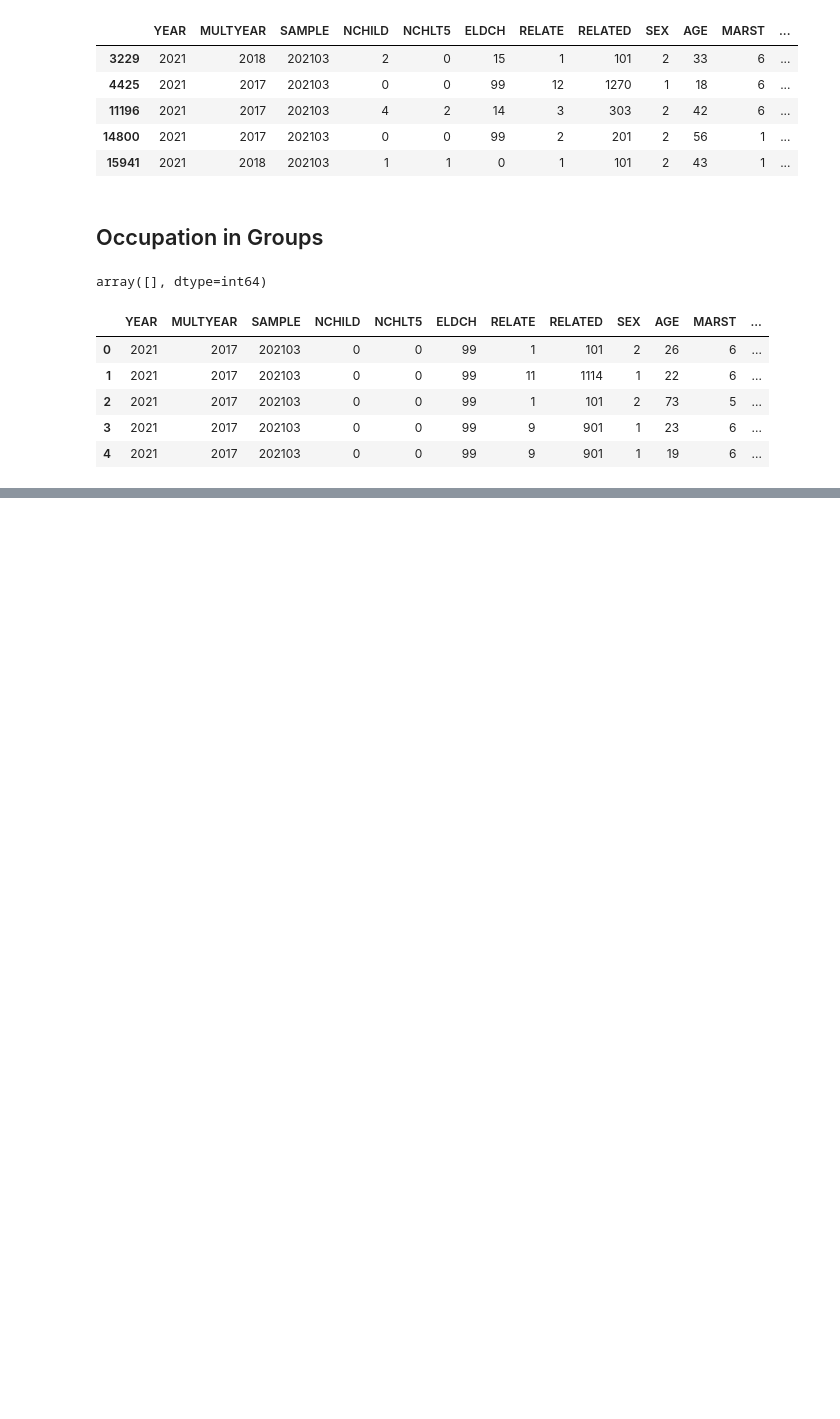
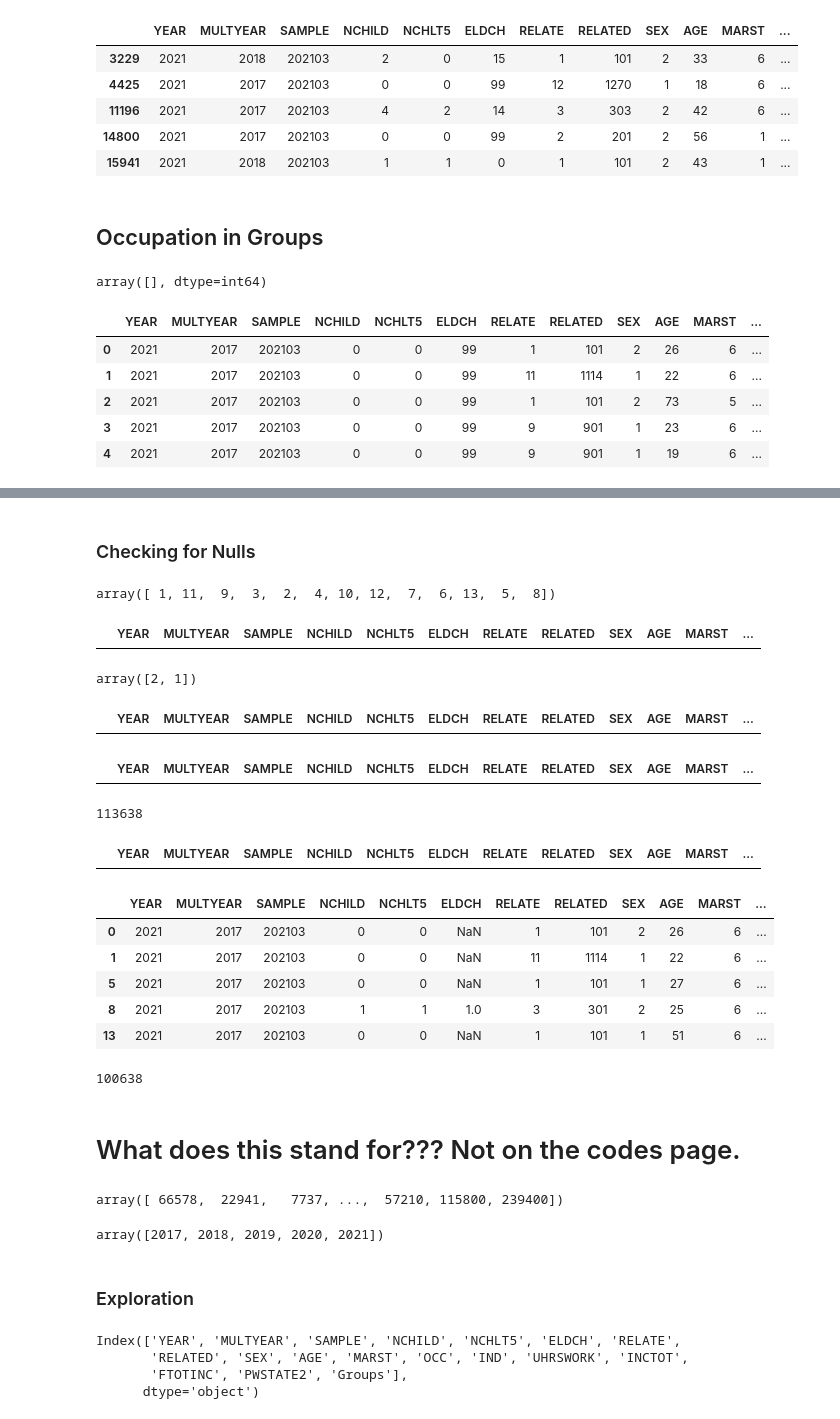
Before and after one commit to zoeludena/dsc106, a Jupyter notebook: Project 3.ipynb, the cells around one changed output, grey strips where cells are left out. Saved outputs shown, nothing was run; the diff lists cells and outputs as text; code cells hidden in the pictures; blank space fills up the shorter version.

```diff
--- a/Project 3.ipynb
+++ b/Project 3.ipynb
@@ -153,0 +136,2 @@ df.groupby("Groups").count()
+# %% [markdown]
+### Checking for Nulls
@@ -153,0 +140,43 @@ df.groupby("Groups").count()
+# %%
+df['RELATE'].unique() #none missing
+# %% [output]
+array([ 1, 11,  9,  3,  2,  4, 10, 12,  7,  6, 13,  5,  8])
+# %%
+df[df['RELATED'] >= 9996] #None: unclassifiable, unknown, illegal, or missing
+# %% [output]
+|  | YEAR | MULTYEAR | SAMPLE | NCHILD | NCHLT5 | ELDCH | RELATE | RELATED | SEX | AGE | MARST | ... |
+# %%
+df['SEX'].unique() #no missing/blank
+# %% [output]
+array([2, 1])
+# %%
+df[df['AGE'] == 999] #no missing ages
+# %% [output]
+|  | YEAR | MULTYEAR | SAMPLE | NCHILD | NCHLT5 | ELDCH | RELATE | RELATED | SEX | AGE | MARST | ... |
+# %%
+df[df['MARST'] == 9] #no missing Marriage Status
+# %% [output]
+|  | YEAR | MULTYEAR | SAMPLE | NCHILD | NCHLT5 | ELDCH | RELATE | RELATED | SEX | AGE | MARST | ... |
+# %%
+df[df['PWSTATE2'] == 0].shape[0] #this is where the place of work is null
+    #We need to decide
+# %% [output]
+113638
+# %%
+df[df['PWSTATE2'] == 99] #None are not reported
+# %% [output]
+|  | YEAR | MULTYEAR | SAMPLE | NCHILD | NCHLT5 | ELDCH | RELATE | RELATED | SEX | AGE | MARST | ... |
+# %%
+us_df = df[(df['PWSTATE2'] > 0) & (df['PWSTATE2'] <= 56)] #only the US states (reported)
+us_df.head()
+# %% [output]
+|  | YEAR | MULTYEAR | SAMPLE | NCHILD | NCHLT5 | ELDCH | RELATE | RELATED | SEX | AGE | MARST | ... |
+| 0 | 2021 | 2017 | 202103 | 0 | 0 | NaN | 1 | 101 | 2 | 26 | 6 | ... |
+| 1 | 2021 | 2017 | 202103 | 0 | 0 | NaN | 11 | 1114 | 1 | 22 | 6 | ... |
+| 5 | 2021 | 2017 | 202103 | 0 | 0 | NaN | 1 | 101 | 1 | 27 | 6 | ... |
+| 8 | 2021 | 2017 | 202103 | 1 | 1 | 1.0 | 3 | 301 | 2 | 25 | 6 | ... |
+| 13 | 2021 | 2017 | 202103 | 0 | 0 | NaN | 1 | 101 | 1 | 51 | 6 | ... |
+# %%
+df[df['UHRSWORK'] == 0].shape[0] #There are a lot of rows where UHRSWORK is NA
+# %% [output]
+100638
@@ -153,0 +185,19 @@ df.groupby("Groups").count()
+# %% [markdown]
+# What does this stand for??? Not on the codes page.
+# %%
+df['FTOTINC'].unique() #Income???
+# %% [output]
+array([ 66578,  22941,   7737, ...,  57210, 115800, 239400])
+# %%
+df['MULTYEAR'].unique()
+# %% [output]
+array([2017, 2018, 2019, 2020, 2021])
+# %% [markdown]
+### Exploration
+# %%
+df.columns
+# %% [output]
+Index(['YEAR', 'MULTYEAR', 'SAMPLE', 'NCHILD', 'NCHLT5', 'ELDCH', 'RELATE',
+       'RELATED', 'SEX', 'AGE', 'MARST', 'OCC', 'IND', 'UHRSWORK', 'INCTOT',
+       'FTOTINC', 'PWSTATE2', 'Groups'],
+      dtype='object')
```
Also changed, not shown: parts of 13 cells of this notebook.
